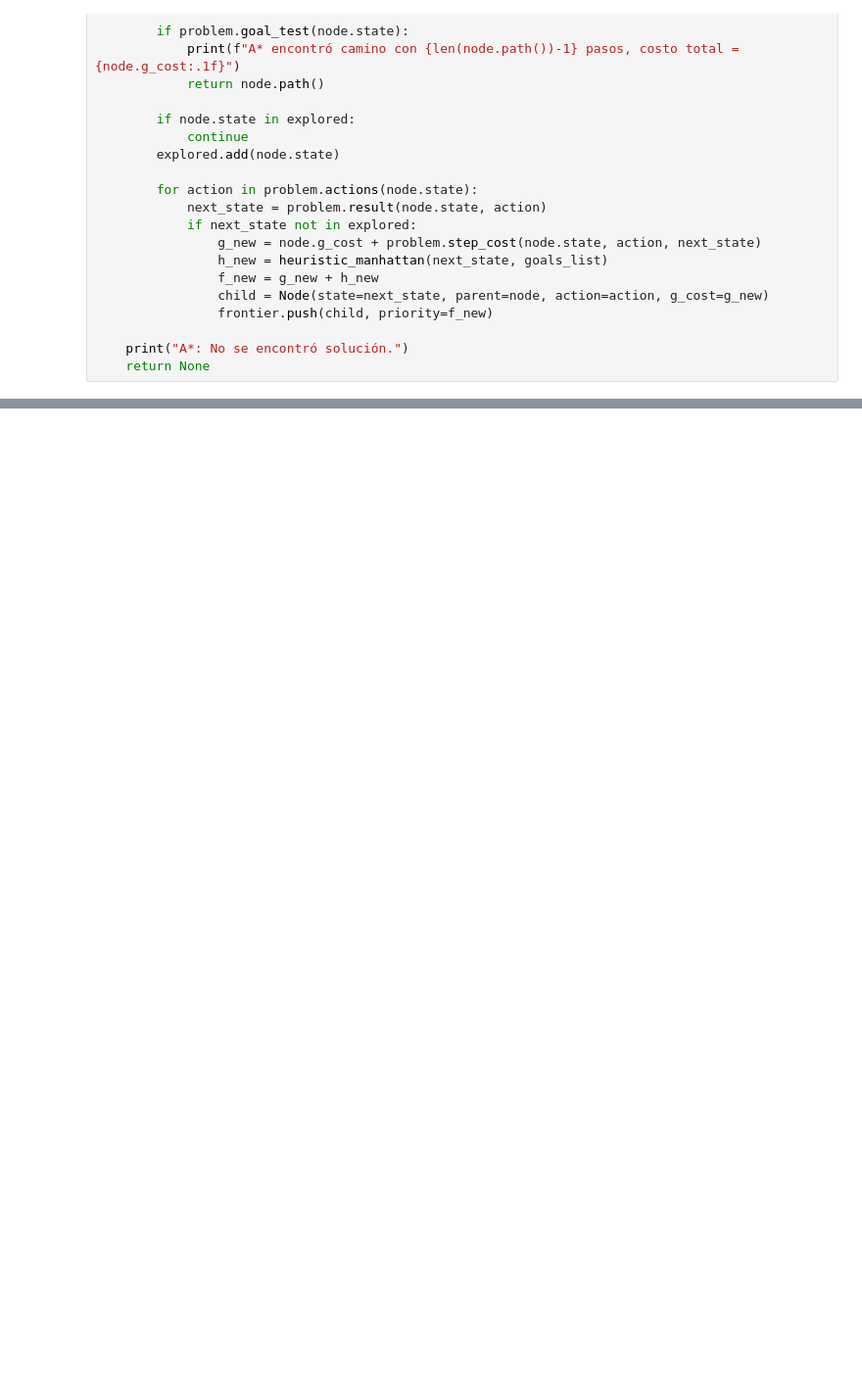
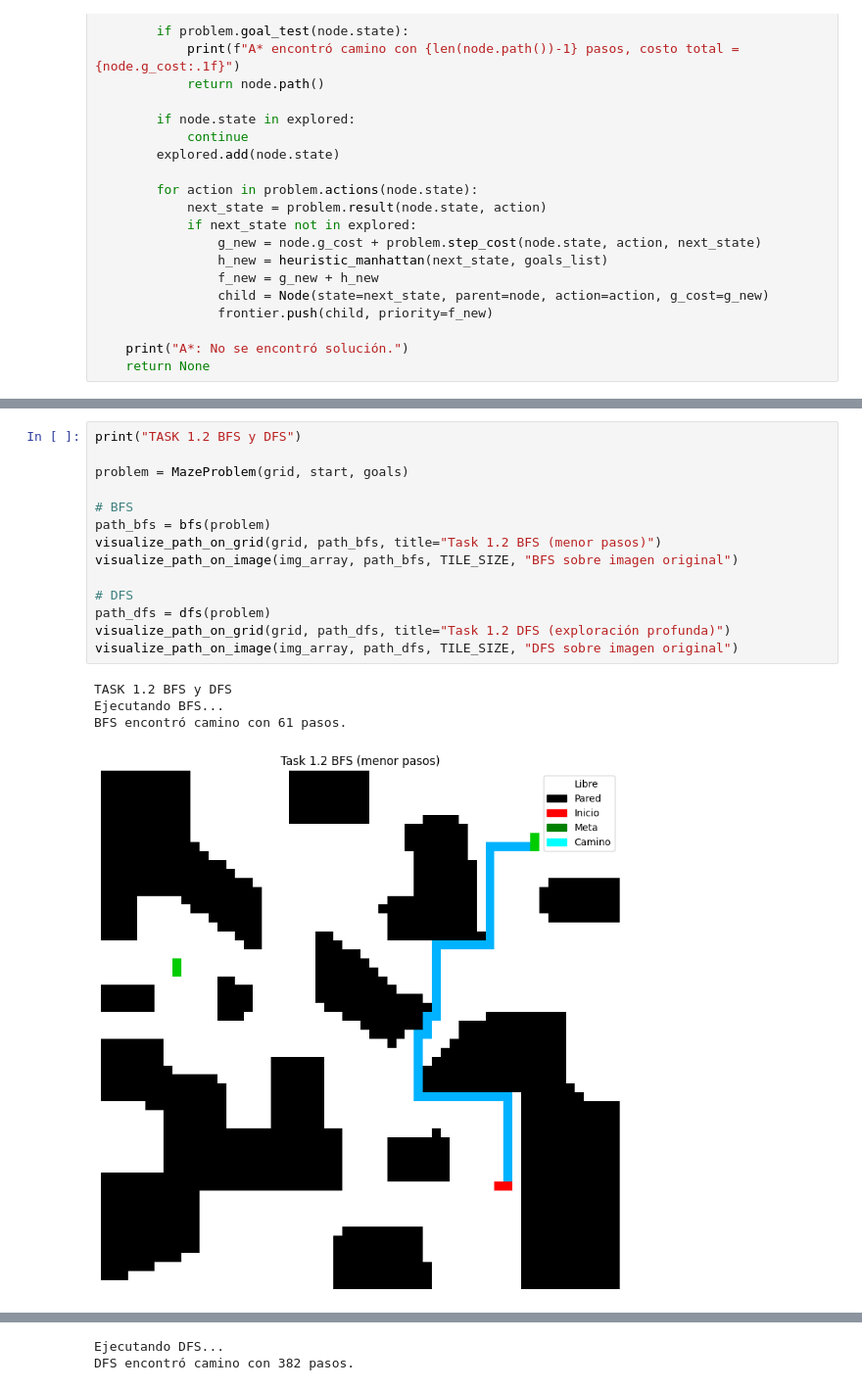
Before and after one commit to Branuvg/AI_PROY1, a Jupyter notebook: project1.ipynb, the cells around one changed output, grey strips where cells are left out. Shown at 98% size. Cells and saved outputs as stored; diff of their text form; blank space fills up the shorter version.

```diff
--- a/project1.ipynb
+++ b/project1.ipynb
@@ -357,0 +433,19 @@ def astar(problem: MazeProblem) -> list: # Algoritmo A* para el laberinto
+# %%
+print("TASK 1.2 BFS y DFS")
+
+problem = MazeProblem(grid, start, goals)
+
+# BFS
+path_bfs = bfs(problem)
+visualize_path_on_grid(grid, path_bfs, title="Task 1.2 BFS (menor pasos)")
+visualize_path_on_image(img_array, path_bfs, TILE_SIZE, "BFS sobre imagen original")
+
+# DFS
+path_dfs = dfs(problem)
+visualize_path_on_grid(grid, path_dfs, title="Task 1.2 DFS (exploración profunda)")
+visualize_path_on_image(img_array, path_dfs, TILE_SIZE, "DFS sobre imagen original")
+# %% [output]
+TASK 1.2 BFS y DFS
+Ejecutando BFS...
+BFS encontró camino con 61 pasos.
+[figure, added]
@@ -357,0 +453,2 @@ def astar(problem: MazeProblem) -> list: # Algoritmo A* para el laberinto
+Ejecutando DFS...
+DFS encontró camino con 382 pasos.
```
Also changed, not shown: parts of 7 cells of this notebook.
